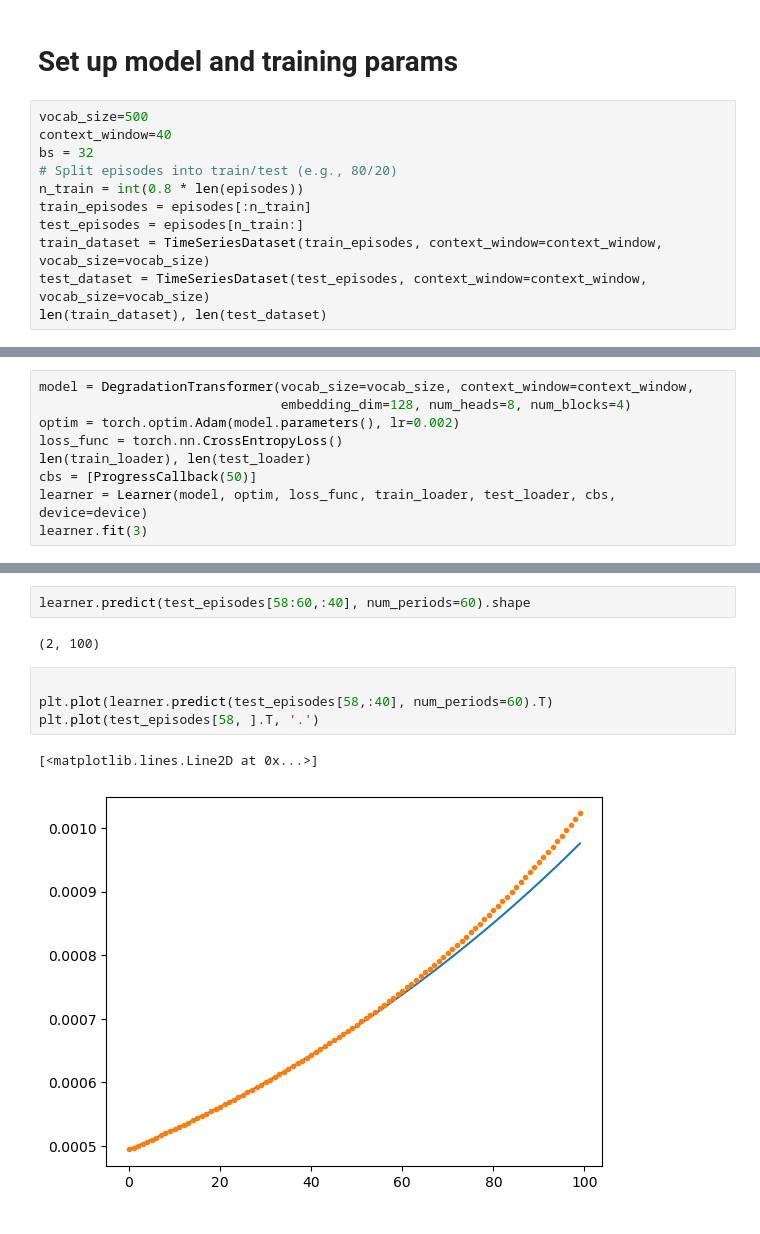
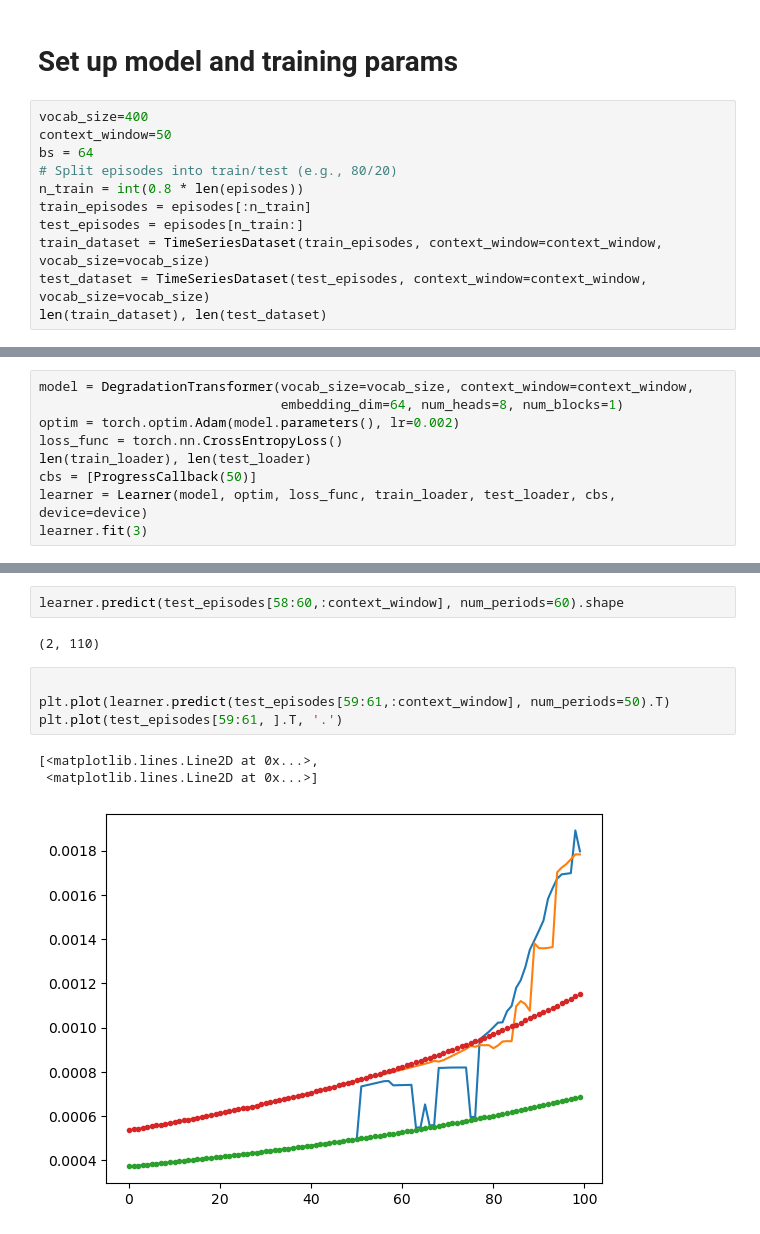
Before and after one commit to seyedasadzadeh/degradation-transformer, a Jupyter notebook: main.ipynb, the cells around one changed output, grey strips where cells are left out. Cells and saved outputs as stored; diff of their text form.

```diff
--- a/main.ipynb
+++ b/main.ipynb
@@ -88,9 +88,9 @@ Max: 2.997985461187601
 # %% [markdown]
 # Set up model and training params
 # %%
-vocab_size=500
-context_window=40
-bs = 32
+vocab_size=400
+context_window=50
+bs = 64
 # Split episodes into train/test (e.g., 80/20)
 n_train = int(0.8 * len(episodes))
 train_episodes = episodes[:n_train]
@@ -113,6 +113,6 @@ len(train_loader), len(test_loader)
 # %%
 model = DegradationTransformer(vocab_size=vocab_size, context_window=context_window,
-                               embedding_dim=128, num_heads=8, num_blocks=4)
+                               embedding_dim=64, num_heads=8, num_blocks=1)
 optim = torch.optim.Adam(model.parameters(), lr=0.002)
 loss_func = torch.nn.CrossEntropyLoss()
 len(train_loader), len(test_loader)
@@ -124,11 +132,12 @@ KeyboardInterrupt:
 # %%
-learner.predict(test_episodes[58:60,:40], num_periods=60).shape
+learner.predict(test_episodes[58:60,:context_window], num_periods=60).shape
 # %% [output]
-(2, 100)
+(2, 110)
 # %%
 
-plt.plot(learner.predict(test_episodes[58,:40], num_periods=60).T)
-plt.plot(test_episodes[58, ].T, '.')
+plt.plot(learner.predict(test_episodes[59:61,:context_window], num_periods=50).T)
+plt.plot(test_episodes[59:61, ].T, '.')
 # %% [output]
-[<matplotlib.lines.Line2D at 0x...>]
+[<matplotlib.lines.Line2D at 0x...>,
+ <matplotlib.lines.Line2D at 0x...>]
-[figure, old version]
+[figure, new version]
```
Also changed, not shown: parts of 18 cells of this notebook, 2 other files.
